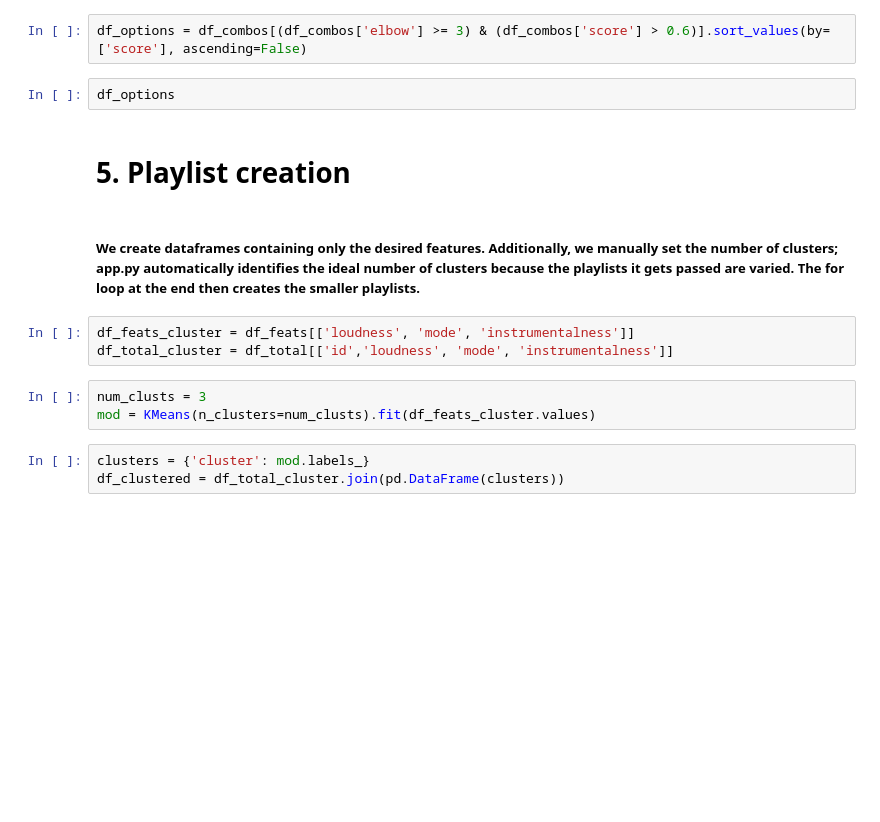
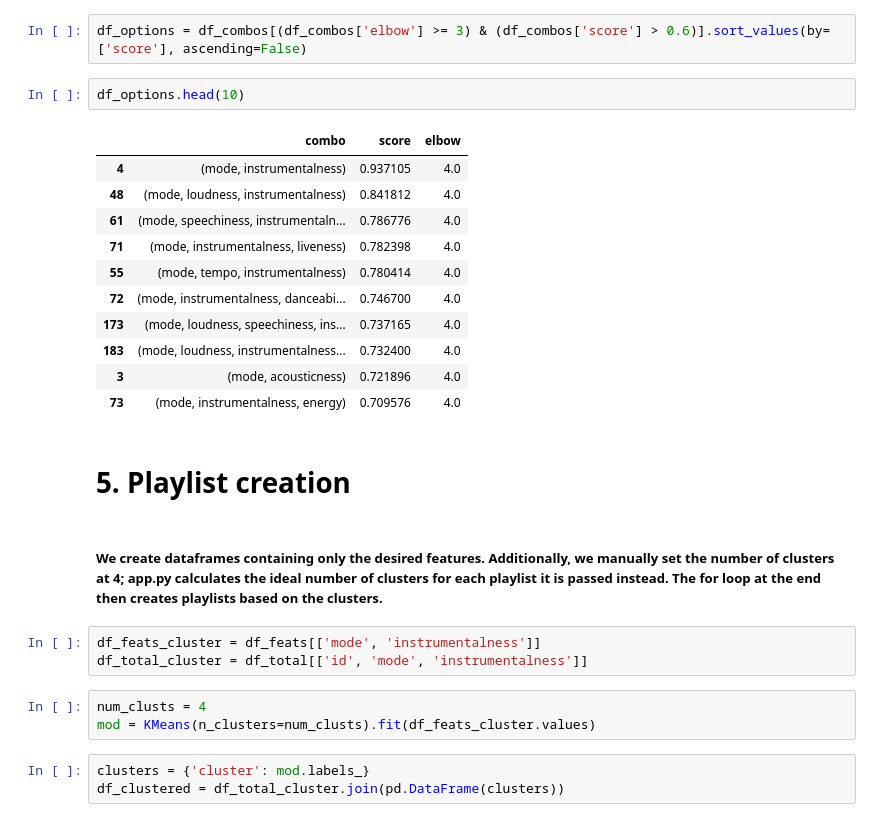
Before and after one commit to yashpar1/playlist-builder, a Jupyter notebook: exploratory_analysis_and_walkthrough.ipynb, the cells around one changed output. Cells and saved outputs as stored; diff of their text form; blank space fills up the shorter version.

```diff
--- a/exploratory_analysis_and_walkthrough.ipynb
+++ b/exploratory_analysis_and_walkthrough.ipynb
@@ -101,16 +103,28 @@ df_combos = pd.DataFrame(output)
 # %%
 df_options = df_combos[(df_combos['elbow'] >= 3) & (df_combos['score'] > 0.6)].sort_values(by=['score'], ascending=False)
 # %%
-df_options
+df_options.head(10)
+# %% [output]
+|  | combo | score | elbow |
+| 4 | (mode, instrumentalness) | 0.937105 | 4.0 |
+| 48 | (mode, loudness, instrumentalness) | 0.841812 | 4.0 |
+| 61 | (mode, speechiness, instrumentaln... | 0.786776 | 4.0 |
+| 71 | (mode, instrumentalness, liveness) | 0.782398 | 4.0 |
+| 55 | (mode, tempo, instrumentalness) | 0.780414 | 4.0 |
+| 72 | (mode, instrumentalness, danceabi... | 0.746700 | 4.0 |
+| 173 | (mode, loudness, speechiness, ins... | 0.737165 | 4.0 |
+| 183 | (mode, loudness, instrumentalness... | 0.732400 | 4.0 |
+| 3 | (mode, acousticness) | 0.721896 | 4.0 |
+| 73 | (mode, instrumentalness, energy) | 0.709576 | 4.0 |
 # %% [markdown]
 # 5. Playlist creation
 # %% [markdown]
-##### We create dataframes containing only the desired features. Additionally, we manually set the number of clusters; app.py automatically identifies the ideal number of clusters because the playlists it gets passed are varied. The for loop at the end then creates the smaller playlists.
+##### We create dataframes containing only the desired features. Additionally, we manually set the number of clusters at 4; app.py calculates the ideal number of clusters for each playlist it is passed instead. The for loop at the end then creates playlists based on the clusters.
 # %%
-df_feats_cluster = df_feats[['loudness', 'mode', 'instrumentalness']]
-df_total_cluster = df_total[['id','loudness', 'mode', 'instrumentalness']]
+df_feats_cluster = df_feats[['mode', 'instrumentalness']]
+df_total_cluster = df_total[['id', 'mode', 'instrumentalness']]
 # %%
-num_clusts = 3
+num_clusts = 4
 mod = KMeans(n_clusters=num_clusts).fit(df_feats_cluster.values)
 # %%
 clusters = {'cluster': mod.labels_}
```
Also changed, not shown: parts of 8 cells of this notebook.
